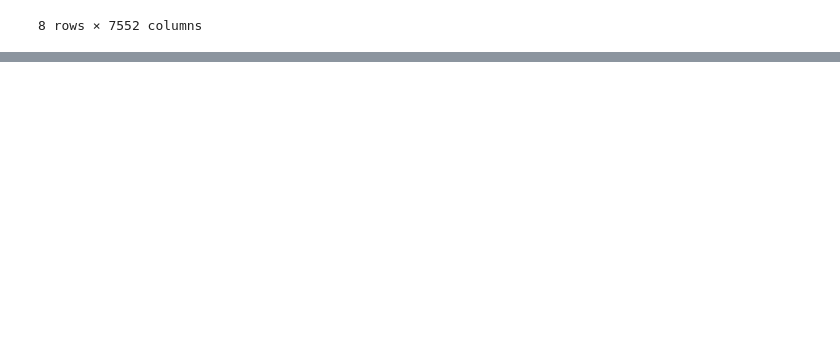
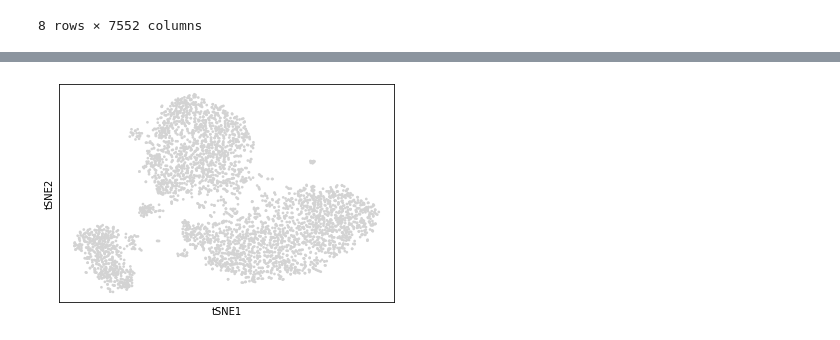
Before and after one commit to daphnetsolissou/scRNAseq-CellTypeClassifier-breast-epithelium, a Jupyter notebook: dataset2_exploration.ipynb, the cells around one changed output, grey strips where cells are left out. Cells and saved outputs as stored; diff of their text form; code cells hidden in the pictures; blank space fills up the shorter version.

```diff
--- a/dataset2_exploration.ipynb
+++ b/dataset2_exploration.ipynb
@@ -148,0 +276,4 @@ data_id7.describe()
+# %%
+sc.pl.tsne(adata_id4)
+# %% [output]
+[figure, added]
```
Also changed, not shown: parts of 37 cells of this notebook.
